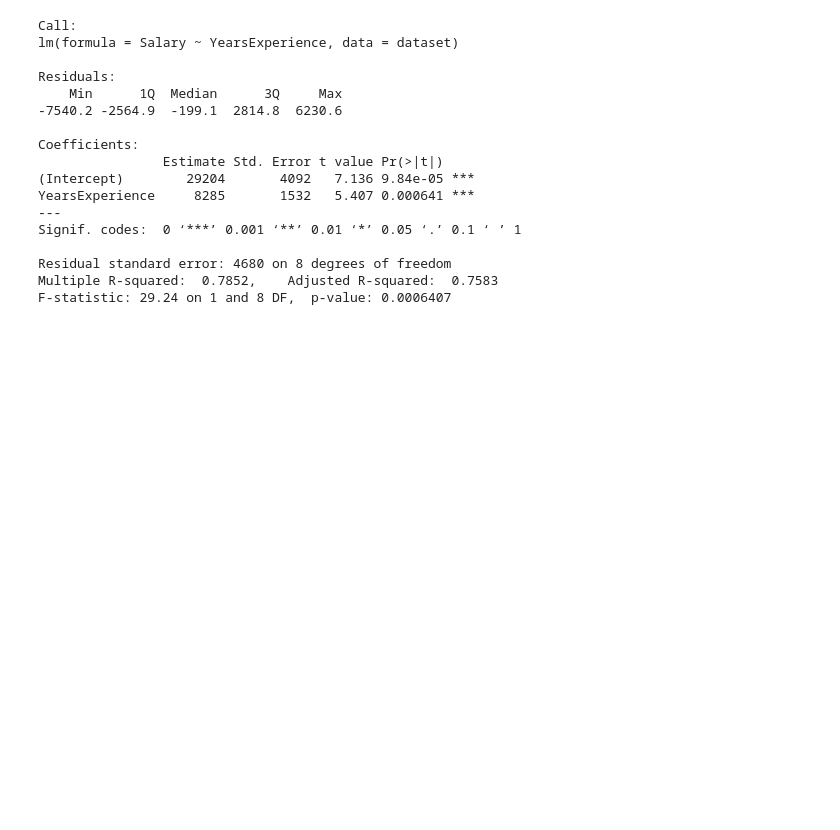
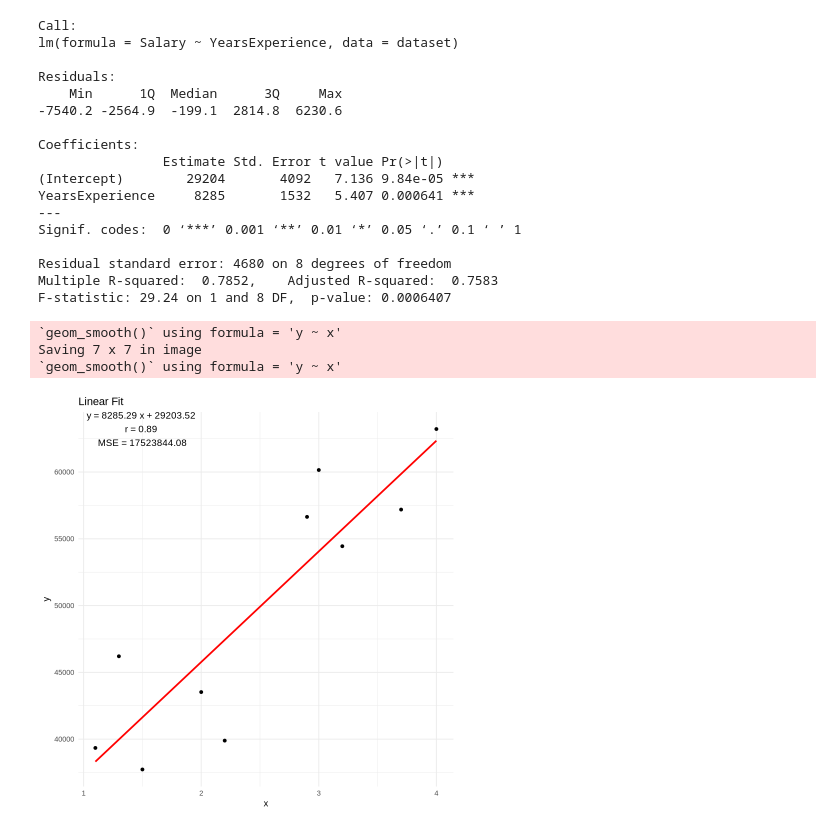
Before and after one commit to oliviaschneider03/linear-regression-jupyter, a Jupyter notebook: linear_regression_R.ipynb, the cells around one changed output. Drawn from its saved outputs; the diff is of its cells as text; code cells hidden in the pictures; blank space fills up the shorter version.

Commit message:
Assignment 3: Regression annotations, diagnostics, and plots

```diff
--- a/linear_regression_R.ipynb
+++ b/linear_regression_R.ipynb
@@ -43,3 +46,43 @@ Signif. codes:  0 ‘***’ 0.001 ‘**’ 0.01 ‘*’ 0.05 ‘.’ 0.1 ‘ ’
 Residual standard error: 4680 on 8 degrees of freedom
 Multiple R-squared:  0.7852,    Adjusted R-squared:  0.7583
 F-statistic: 29.24 on 1 and 8 DF,  p-value: 0.0006407
+# %%
+#This is for the assignment 3 addition
+# Data - we are making our regression data into a frame, similar to how we made it into an array for python
+df <- data.frame(
+  x = c(1.1, 1.3, 1.5, 2.0, 2.2, 2.9, 3.0, 3.2, 3.7, 4.0),
+  y = c(39343.0, 46205.0, 37731.0, 43525.0, 39891.0, 56642.0, 60150.0, 54445.0, 57189.0, 63218.0)
+)
+
+# Fit model - These commands all define our linear model on our graph and allow for the linear model to be calculated based on our data
+#MSE is used to caluclate the average squared difference between predicted values and actual values in our dataset
+model <- lm(y ~ x, data = df)
+slope <- coef(model)[2]
+intercept <- coef(model)[1]
+r <- cor(df$x, df$y)
+pred <- predict(model)
+mse <- mean((df$y - pred)^2)
+
+# Plot
+#geom_point adds data points
+#geom_smooth adds the regression line
+#annotate adds the text and its location and size
+#labs enters titles
+#theme_minimal makes the graph have a simplistic asethetic
+ggplot(df, aes(x = x, y = y)) +
+  geom_point() +
+  geom_smooth(method = "lm", se = FALSE, color = "red") +
+  annotate("text", x = 1.5, y = max(df$y) - 0.5,
+           label = paste("y =", round(slope, 2), "x +", round(intercept, 2),
+                         "\nr =", round(r, 2), "\nMSE =", round(mse, 2)),
+           size = 4) +
+  labs(title = "Linear Fit",
+       x = "x", y = "y") +
+  theme_minimal()
+
+ggsave("regression_plot_r.png")
+# %% [output]
+`geom_smooth()` using formula = 'y ~ x'
+Saving 7 x 7 in image
+`geom_smooth()` using formula = 'y ~ x'
+[figure, added]
```
Also changed, not shown: parts of 1 cell of this notebook, 2 other files.
